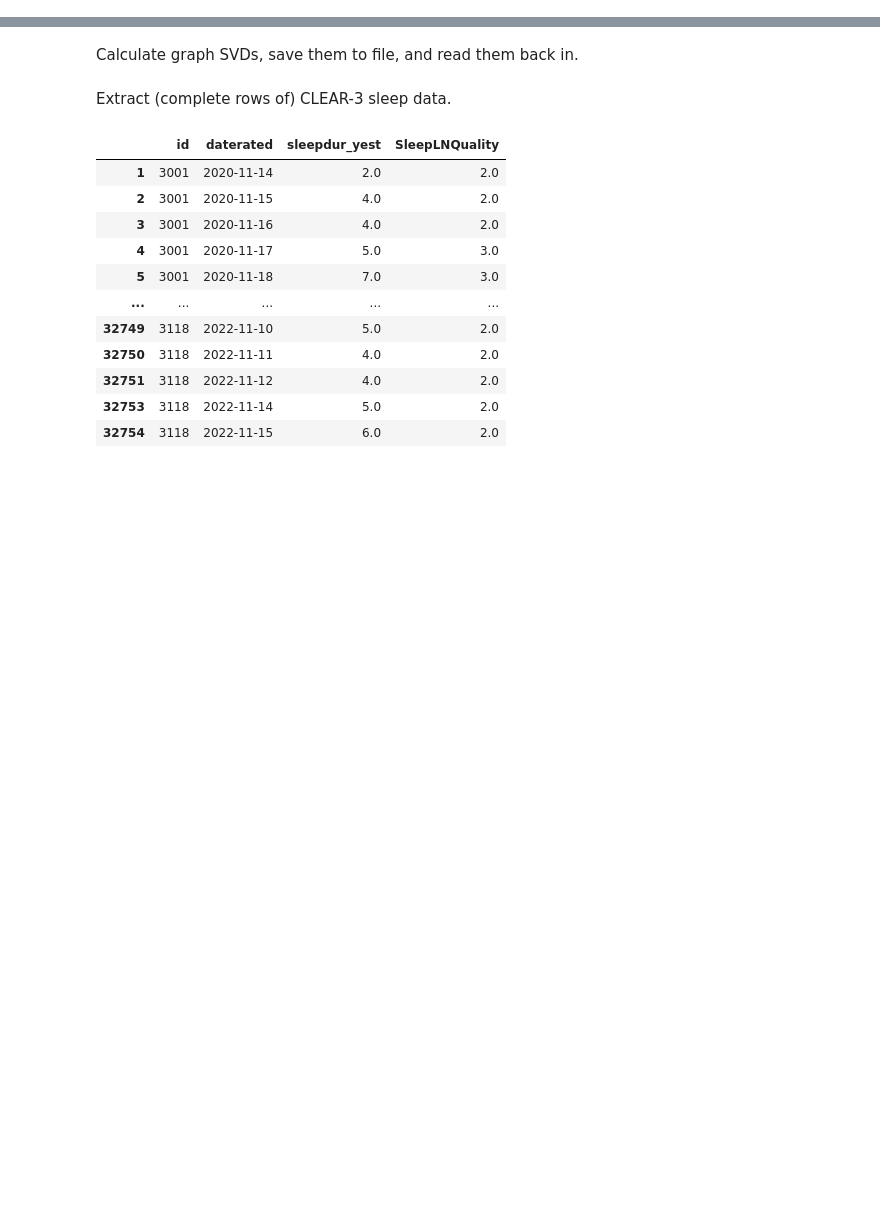
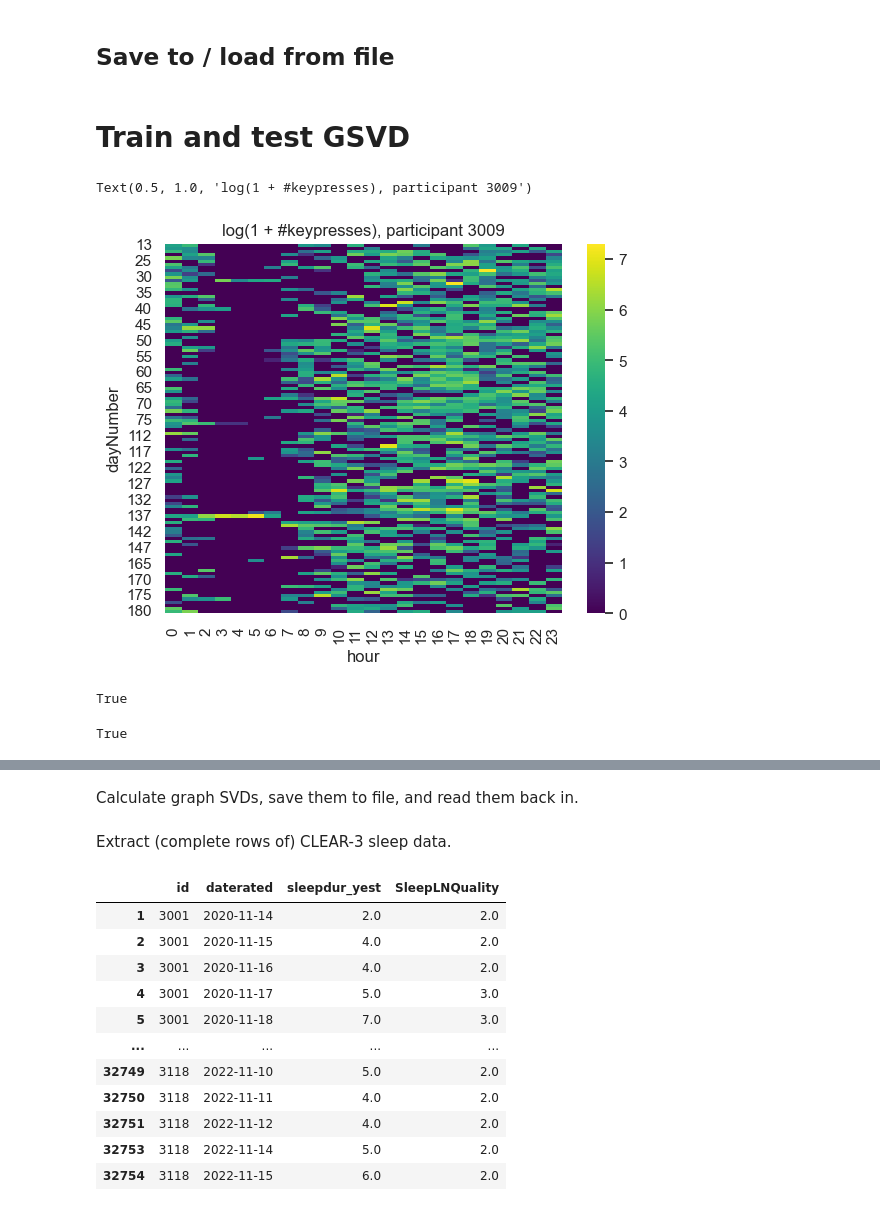
Before and after one commit to Valkje/graph-svd, a Jupyter notebook: clear3_sleep.ipynb, the cells around one changed output, grey strips where cells are left out. Cells and saved outputs as stored; diff of their text form; code cells hidden in the pictures; blank space fills up the shorter version.

```diff
--- a/clear3_sleep.ipynb
+++ b/clear3_sleep.ipynb
@@ -18,0 +318,2 @@ sns.set_theme(style="darkgrid")
+# %% [markdown]
+## Save to / load from file
@@ -18,0 +328,45 @@ sns.set_theme(style="darkgrid")
+# %%
+with open(join(dat_dir, 'typing_mat_dict.pkl'), 'rb') as f:
+    typing_mat_dict = pickle.load(f)
+
+typing_matrices: dict[str, dict[str, pd.DataFrame]] = typing_mat_dict["typing_matrices"]
+dates: pd.DataFrame = typing_mat_dict["dates"]
+# %% [markdown]
+# Train and test GSVD
+# %%
+from sklearn.preprocessing import normalize
+
+participant = '3009'
+
+dfs = typing_matrices[participant]
+modalities = list(dfs.keys())
+
+# Subset the DataFrames to use, flatten
+dfs_svd = {modality: dfs[modality] for modality in modalities}
+dats_svd = {modality: df.to_numpy().flatten() for modality, df in dfs_svd.items()}
+
+# Transform to constrain range
+if 'n_presses' in dats_svd:
+    dats_svd['n_presses'] = np.log1p(dats_svd['n_presses'])
+
+# W is constructed by looking at the index values,
+# so actual matrix values are irrelevant; just use the first one
+W_binary = gsvd.construct_w_binary(dfs_svd[modalities[0]])
+
+dat_svd = np.vstack(list(dats_svd.values()))
+
+# Make train/test split
+train_ratio = 0.1
+
+split_idx = 24 * int(dat_svd.shape[1] / 24 * train_ratio)
+dat_svd_train = dat_svd[:, :split_idx]
+dat_svd_test = dat_svd[:, split_idx:]
+
+dat_svd_train = normalize(dat_svd_train.T).T
+dat_svd_test = normalize(dat_svd_test.T).T
+# %%
+sns.heatmap(np.log1p(dfs_svd['n_presses']), cmap='viridis')
+plt.title(f"log(1 + #keypresses), participant {participant}")
+# %% [output]
+Text(0.5, 1.0, 'log(1 + #keypresses), participant 3009')
+[figure, added]
@@ -18,0 +384,31 @@ sns.set_theme(style="darkgrid")
+# %%
+_, W_star_old = gsvd.regularized_svd_chol_old(dat_svd_train, lapl, rank, alpha)
+
+if W_star_old.max() <= 0.00000001:
+    W_star_old = W_star_old * -1
+
+np.allclose(W_hat, W_star_old)
+# %% [output]
+True
+# %%
+I = np.eye(lapl.shape[0])
+C = I + (alpha * lapl)
+L = scipy.linalg.cholesky(C, lower=True)
+
+# XL^T^-1
+Y = scipy.linalg.solve_triangular(L, dat_svd_train.T, lower=True).T
+
+U, sigma, Vh = scipy.linalg.svd(Y)
+
+# Sigma might be rectangular, in which case np.diag will not work
+Sigma = np.zeros((U.shape[1], Vh.shape[0]))
+np.fill_diagonal(Sigma, sigma)
+
+Sigma_Vh = Sigma @ Vh
+Sigma_Vh_tilde = Sigma[:rank, :rank] @ Vh[:rank, :]
+
+U_tilde_tmp = U[:, :rank]
+
+np.allclose(U_tilde_tmp.T @ Y, Sigma_Vh_tilde)
+# %% [output]
+True
```
Also changed, not shown: parts of 55 cells of this notebook, 5 other files.
